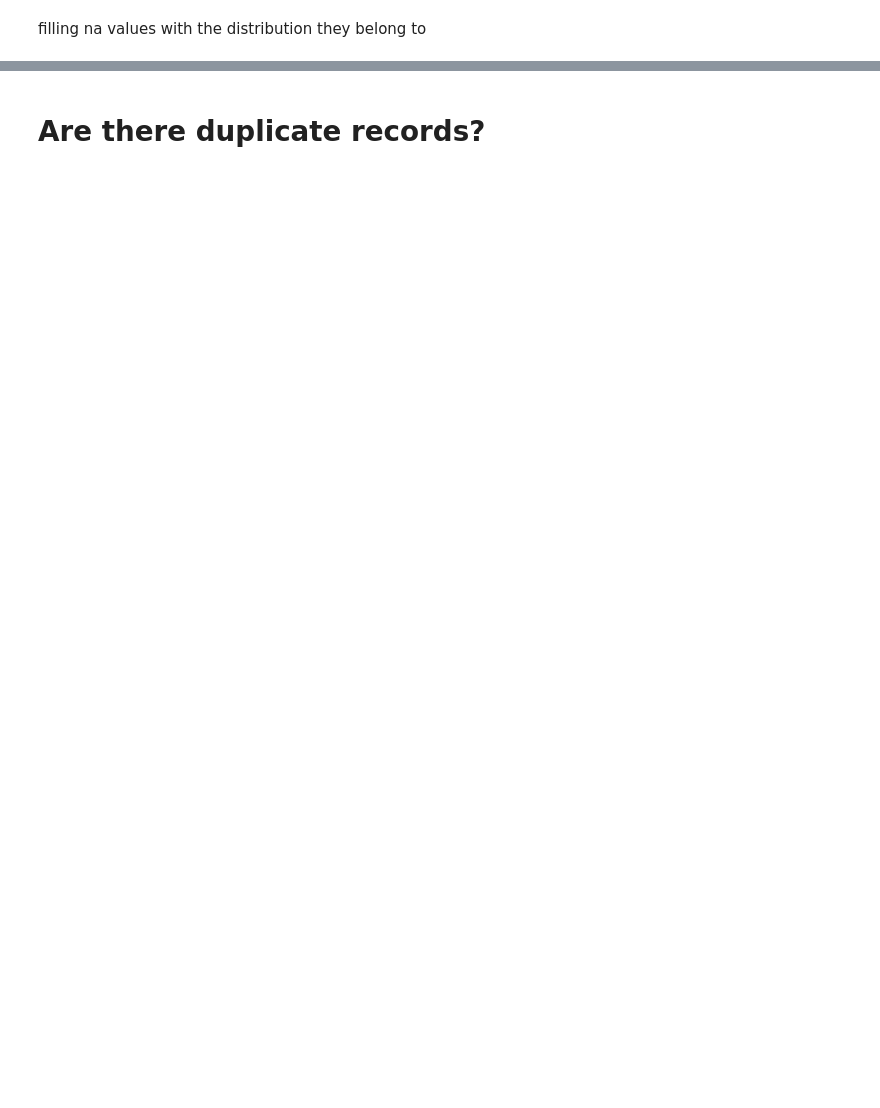
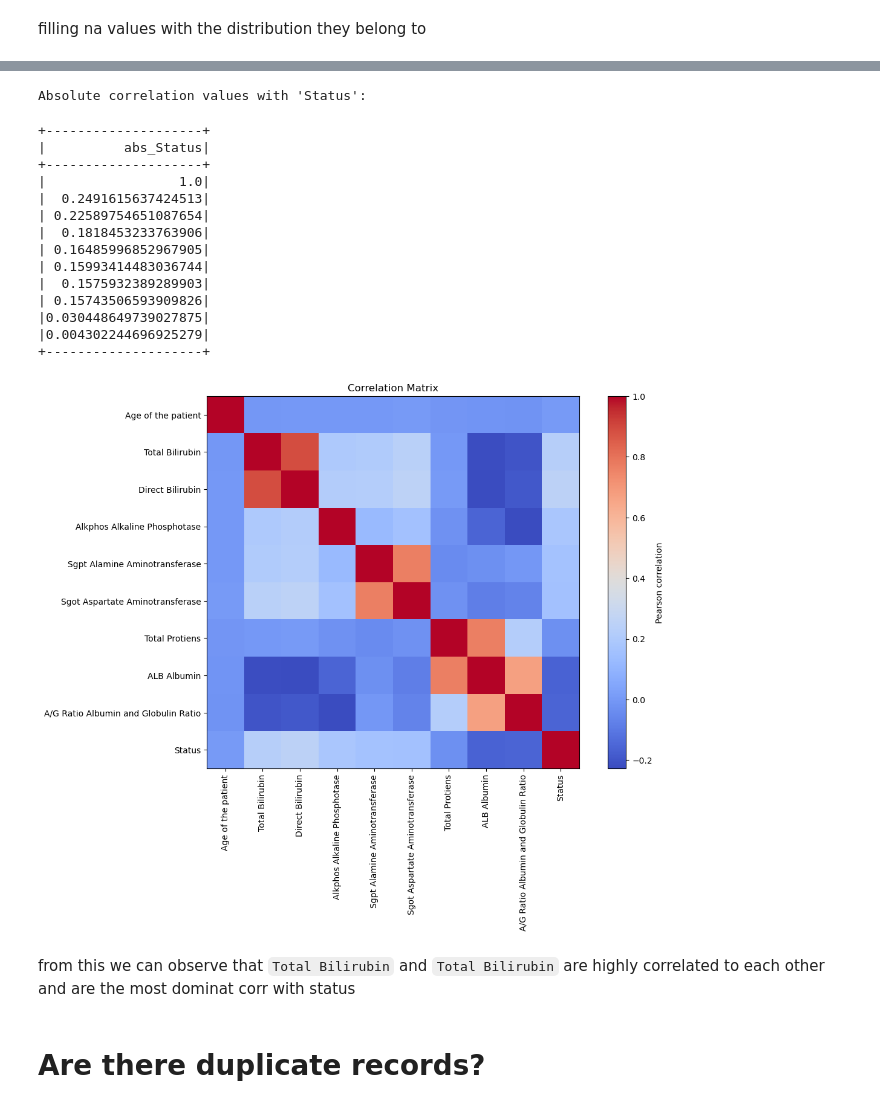
Before and after one commit to swharesh/Capstone-AIacademy, a Jupyter notebook: final_1.ipynb, the cells around one changed output, grey strips where cells are left out. Drawn from its saved outputs; the diff is of its cells as text; code cells hidden in the pictures; blank space fills up the shorter version.

````diff
--- a/final_1.ipynb
+++ b/final_1.ipynb
@@ -250,2 +309,53 @@ merge_clean_data
+# %%
+# Columns to include in correlation analysis
+cols_to_include = ['Age of the patient', 'Total Bilirubin',
+                   'Direct Bilirubin', 'Alkphos Alkaline Phosphotase',
+                   'Sgpt Alamine Aminotransferase', 'Sgot Aspartate Aminotransferase',
+                   'Total Protiens', 'ALB Albumin', 'A/G Ratio Albumin and Globulin Ratio', 'Status']
+
+# Assemble features into a single vector
+vector_assembler = VectorAssembler(inputCols=cols_to_include, outputCol="features")
+assembled_data = vector_assembler.transform(merge_data).select("features")
+
+# Calculate correlation matrix
+correlation_matrix = Correlation.corr(assembled_data, "features", method="pearson")
+correlation_array = correlation_matrix.collect()[0]["pearson({})".format("features")]
+
+# Convert correlation array to DataFrame
+correlation_df = spark.createDataFrame(correlation_array.toArray().tolist(), cols_to_include)
+
+# Calculate correlation with "Status" column
+liver_d_corr = correlation_df.selectExpr("abs(Status) as abs_Status").orderBy("abs_Status", ascending=False)
+
+print("Absolute correlation values with 'Status':")
+liver_d_corr.show()
+
+# Plot correlation heatmap
+plt.figure(figsize=(12, 8))
+plt.imshow(correlation_array.toArray(), cmap="coolwarm", interpolation="nearest")
+plt.colorbar(label="Pearson correlation")
+plt.title("Correlation Matrix")
+plt.xticks(range(len(cols_to_include)), cols_to_include, rotation=90)
+plt.yticks(range(len(cols_to_include)), cols_to_include)
+plt.show()
+# %% [output]
+Absolute correlation values with 'Status':
++--------------------+
+|          abs_Status|
++--------------------+
+|                 1.0|
+|  0.2491615637424513|
+| 0.22589754651087654|
+|  0.1818453233763906|
+| 0.16485996852967905|
+| 0.15993414483036744|
+|  0.1575932389289903|
+| 0.15743506593909826|
+|0.030448649739027875|
+|0.004302244696925279|
++--------------------+
+[figure, added]
+# %% [markdown]
+from this we can observe that ```Total Bilirubin``` and ```Total Bilirubin``` are highly correlated to each other and are the most dominat corr with status
 # %% [markdown]
 # Are there duplicate records?
````
Also changed, not shown: parts of 39 cells of this notebook.
